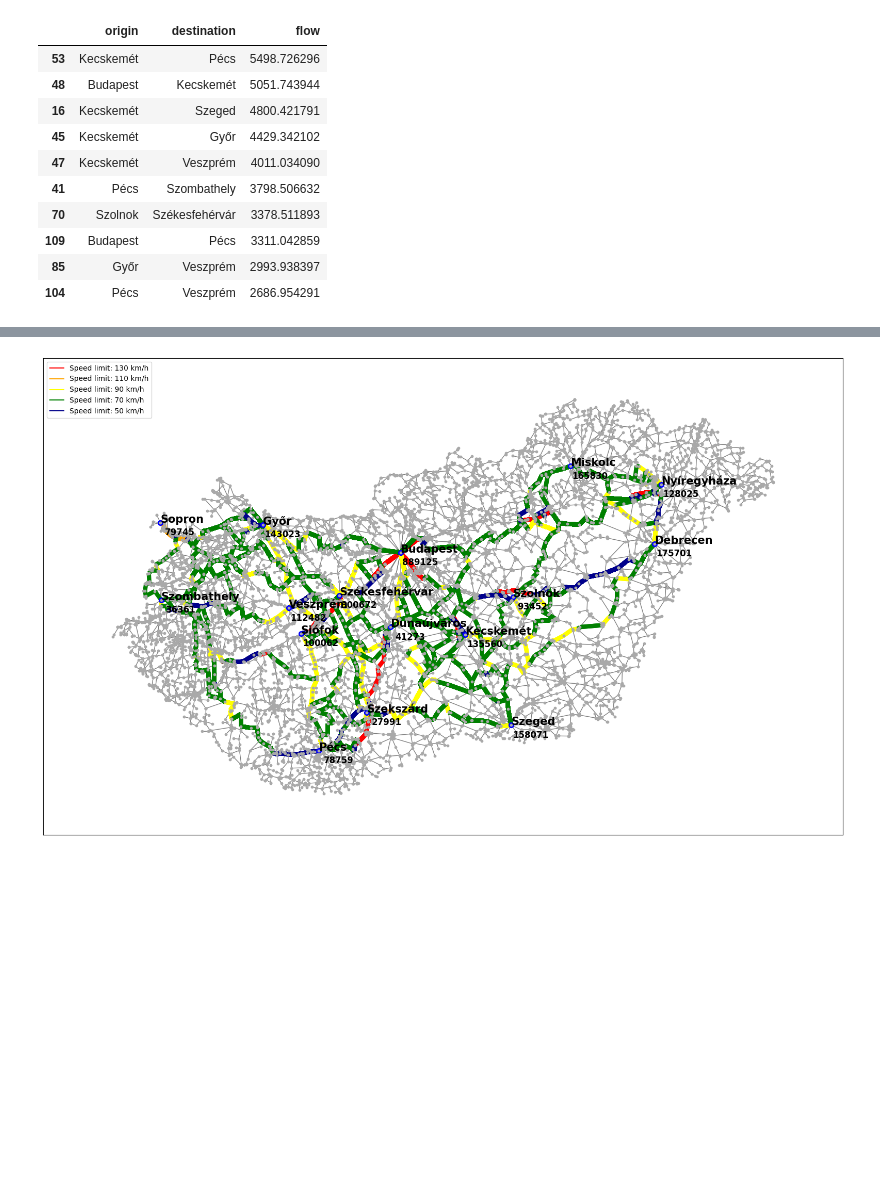
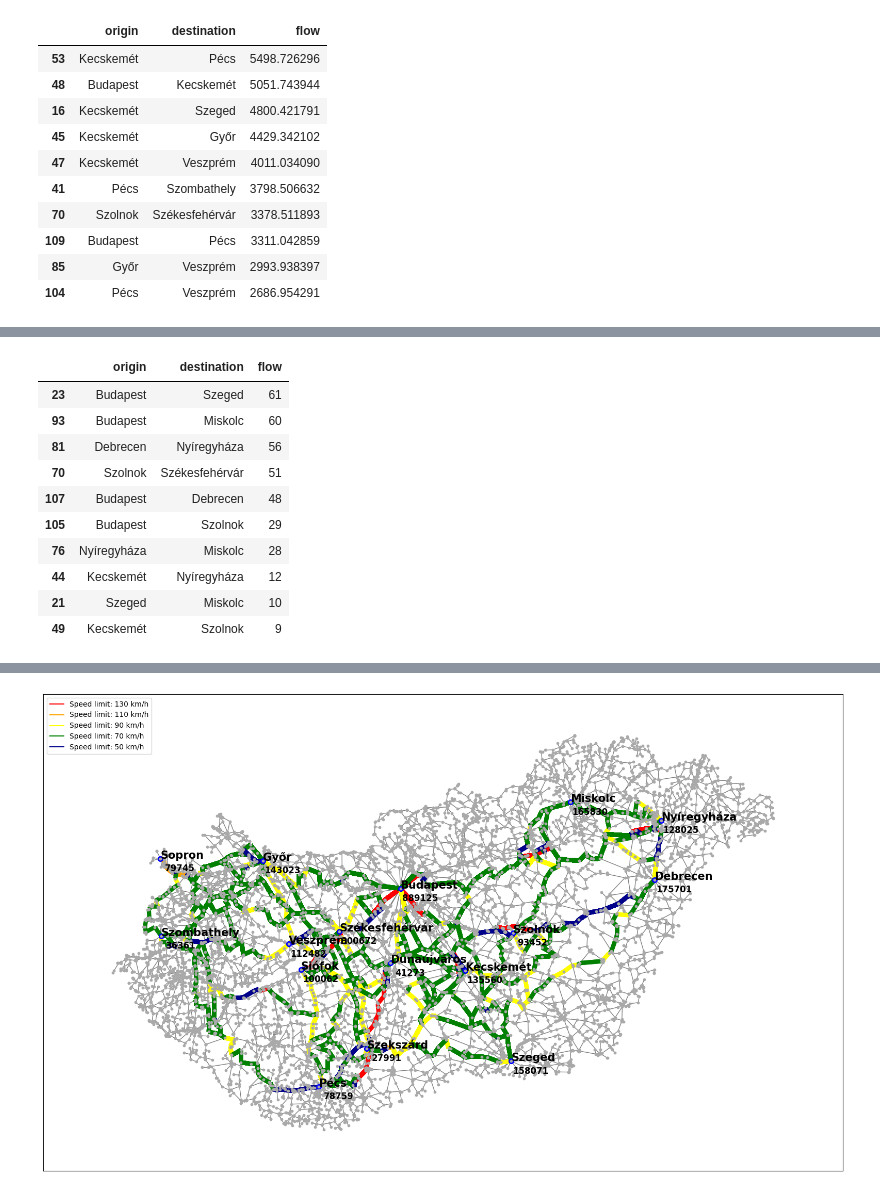
Before and after one commit to me9hanics/origin-destination-matrix-from-traffic, a Jupyter notebook: models.ipynb, the cells around one changed output, grey strips where cells are left out. Cells and saved outputs as stored; diff of their text form; code cells hidden in the pictures; blank space fills up the shorter version.

```diff
--- a/models.ipynb
+++ b/models.ipynb
@@ -230,3 +230,25 @@ odm_df.sort_values(by='flow', ascending=False)[:10]
 | 109 | Budapest | Pécs | 3311.042859 |
 | 85 | Győr | Veszprém | 2993.938397 |
 | 104 | Pécs | Veszprém | 2686.954291 |
+# %%
+#extra_paths = helper_functions.create_paths_dict([['Budapest', 'div_point_Miskolc_Debrecen', 'div_point_Debrecen_Nyíregyháza', 'Debrecen']])
+#hidden_locs = ['div_point_Miskolc_Debrecen', 'div_point_Debrecen_Nyíregyháza', 'div_point_Sopron_Szombathely']
+
+model = 'bell'
+data = None
+tessellation = None
+output_filename = "computing/odm/ODM_large_time"
+inputs = {
+    'output_format': 'csv',
+    'initial_odm_df': odm_gravity_df,
+    'q': np.array((odm_gravity_df['flow']+0.001) / np.sum(odm_gravity_df['flow']+0.001)),
+    'c': 0.01,
+    'upper_bound': 100000,
+    'network': G,
+    'hidden_locations': None,
+    'find_locations': None,
+    'P_algorithm': 'shortest_time',
+    'extra_paths': None,
+    'return_before_optimization': False,
+}
+odm_time_df = run_model(model, data, tessellation, output_filename, **inputs)
@@ -233 +283,18 @@ odm_df.sort_values(by='flow', ascending=False)[:10]
+# %%
+mapping_inversed = {v: k for k, v in mapping.items()}
+odm_time_df['origin'] = odm_time_df['origin'].map(mapping_inversed)
+odm_time_df['destination'] = odm_time_df['destination'].map(mapping_inversed)
+odm_time_df.sort_values(by="flow", ascending=False)[:10]
+# %% [output]
+|  | origin | destination | flow |
+| 23 | Budapest | Szeged | 61 |
+| 93 | Budapest | Miskolc | 60 |
+| 81 | Debrecen | Nyíregyháza | 56 |
+| 70 | Szolnok | Székesfehérvár | 51 |
+| 107 | Budapest | Debrecen | 48 |
+| 105 | Budapest | Szolnok | 29 |
+| 76 | Nyíregyháza | Miskolc | 28 |
+| 44 | Kecskemét | Nyíregyháza | 12 |
+| 21 | Szeged | Miskolc | 10 |
+| 49 | Kecskemét | Szolnok | 9 |
 # %% [markdown]
```
Also changed, not shown: parts of 4 cells of this notebook.
